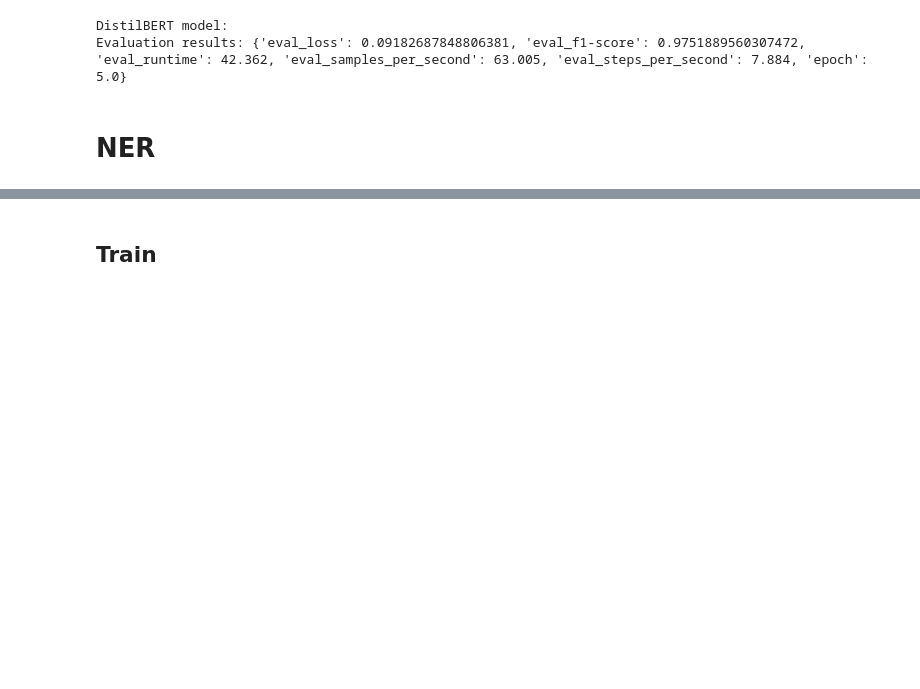
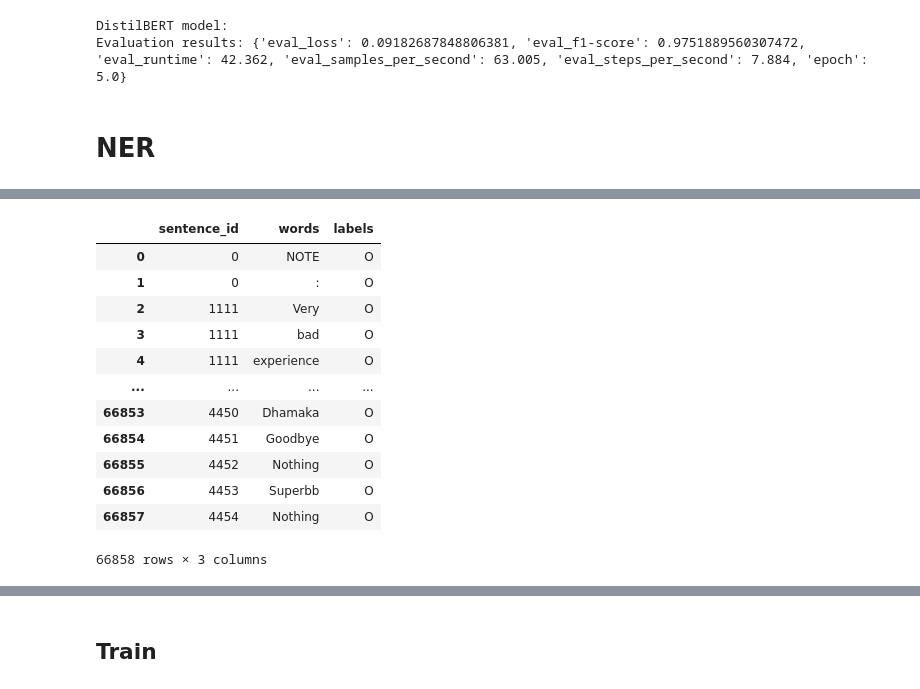
Before and after one commit to IdjiotSandwiches/Combining-Sentiment-Analysis-and-Named-Entity-Recognition-in-Smartphone-Reviews, a Jupyter notebook: Project/NLP_Project.ipynb, the cells around one changed output, grey strips where cells are left out. Saved outputs shown, nothing was run; the diff lists cells and outputs as text; code cells hidden in the pictures; blank space fills up the shorter version.

Commit message:
Reduce dataset & Repair NER code (#1)

```diff
--- a/Project/NLP_Project.ipynb
+++ b/Project/NLP_Project.ipynb
@@ -23,5 +23,4 @@ from wordcloud import WordCloud
 # %% [markdown]
 # **Dataset Preprocessing**
 # %%
-df_1 = pd.read_json('../datasets/raw_datasets/amazon_one_plus_reviews.json')
-df_2 = pd.read_csv('../datasets/raw_datasets/apple_iphone_11_reviews.csv')
+df = pd.read_csv('../datasets/apple_iphone_11_reviews.csv')
@@ -645,0 +503,17 @@ data = pd.DataFrame({'cpu_name': ['A10 Fusion',
+# %%
+NER_df = to_iob_tag(NER_df['review'], NER_df['tag'])
+NER_df
+# %% [output]
+|  | sentence_id | words | labels |
+| 0 | 0 | NOTE | O |
+| 1 | 0 | : | O |
+| 2 | 1111 | Very | O |
+| 3 | 1111 | bad | O |
+| 4 | 1111 | experience | O |
+| ... | ... | ... | ... |
+| 66853 | 4450 | Dhamaka | O |
+| 66854 | 4451 | Goodbye | O |
+| 66855 | 4452 | Nothing | O |
+| 66856 | 4453 | Superbb | O |
+| 66857 | 4454 | Nothing | O |
+66858 rows × 3 columns
```
Also changed, not shown: parts of 48 cells of this notebook, 5 other files.
